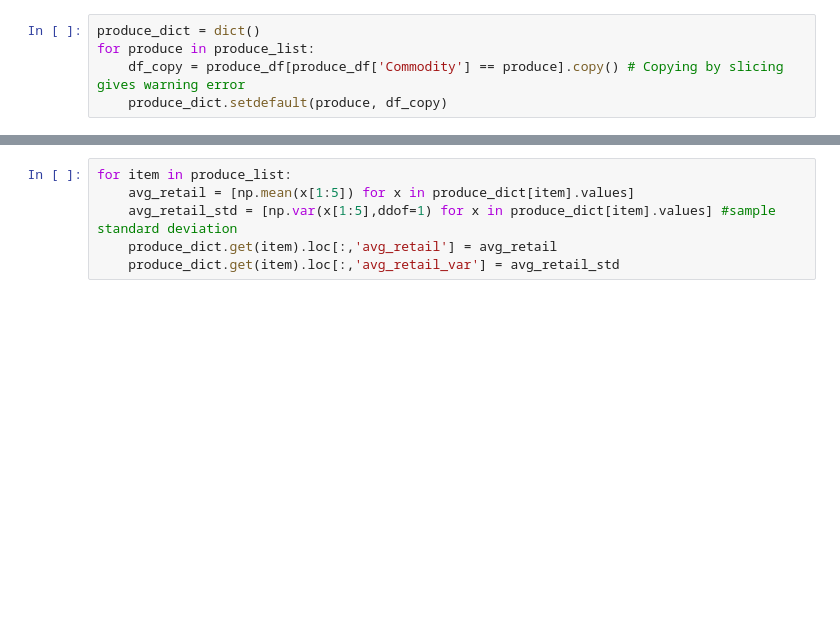
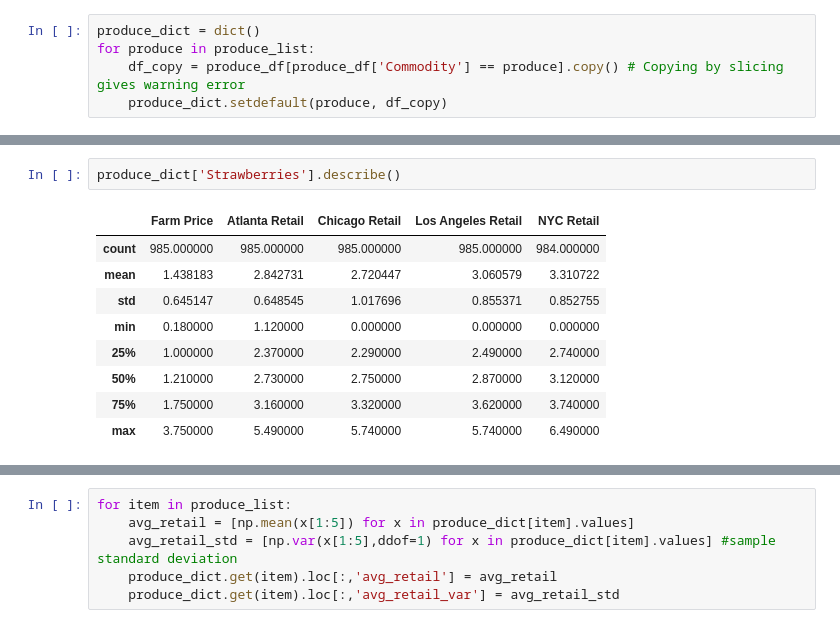
Before and after one commit to tim-christy/agriculture-price-analysis, a Jupyter notebook: notebooks/01_exploration/EDA.ipynb, the cells around one changed output, grey strips where cells are left out. Drawn from its saved outputs; the diff is of its cells as text; blank space fills up the shorter version.

```diff
--- a/notebooks/01_exploration/EDA.ipynb
+++ b/notebooks/01_exploration/EDA.ipynb
@@ -84,0 +108,12 @@ for produce in produce_list:
+# %%
+produce_dict['Strawberries'].describe()
+# %% [output]
+|  | Farm Price | Atlanta Retail | Chicago Retail | Los Angeles Retail | NYC Retail |
+| count | 985.000000 | 985.000000 | 985.000000 | 985.000000 | 984.000000 |
+| mean | 1.438183 | 2.842731 | 2.720447 | 3.060579 | 3.310722 |
+| std | 0.645147 | 0.648545 | 1.017696 | 0.855371 | 0.852755 |
+| min | 0.180000 | 1.120000 | 0.000000 | 0.000000 | 0.000000 |
+| 25% | 1.000000 | 2.370000 | 2.290000 | 2.490000 | 2.740000 |
+| 50% | 1.210000 | 2.730000 | 2.750000 | 2.870000 | 3.120000 |
+| 75% | 1.750000 | 3.160000 | 3.320000 | 3.620000 | 3.740000 |
+| max | 3.750000 | 5.490000 | 5.740000 | 5.740000 | 6.490000 |
```
Also changed, not shown: parts of 18 cells of this notebook.
